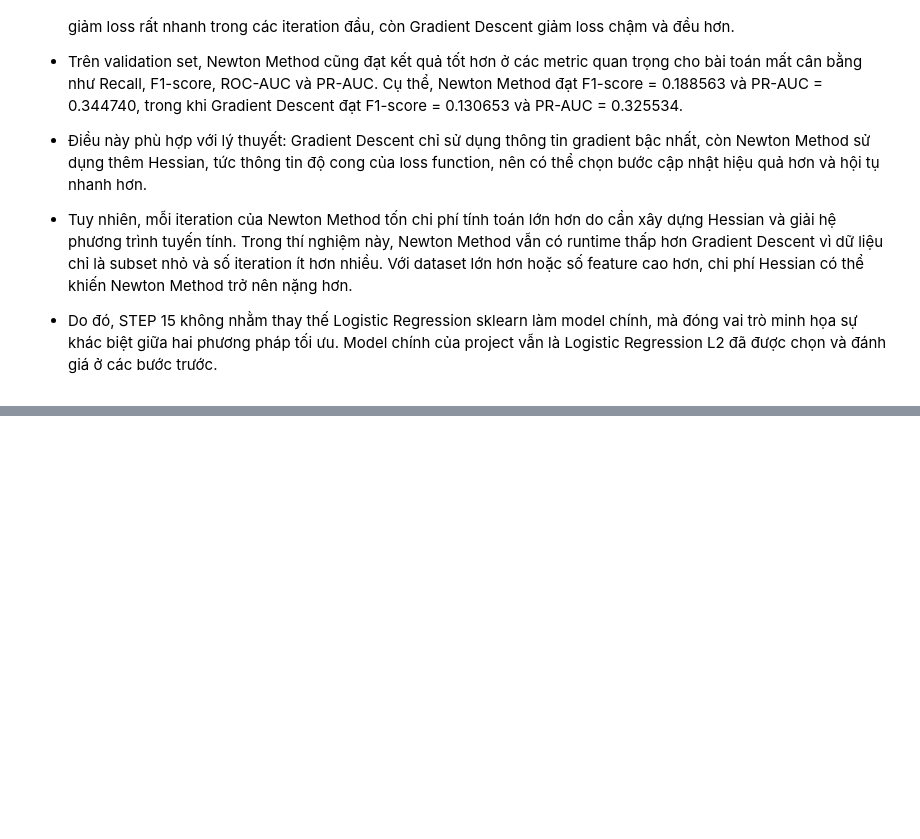
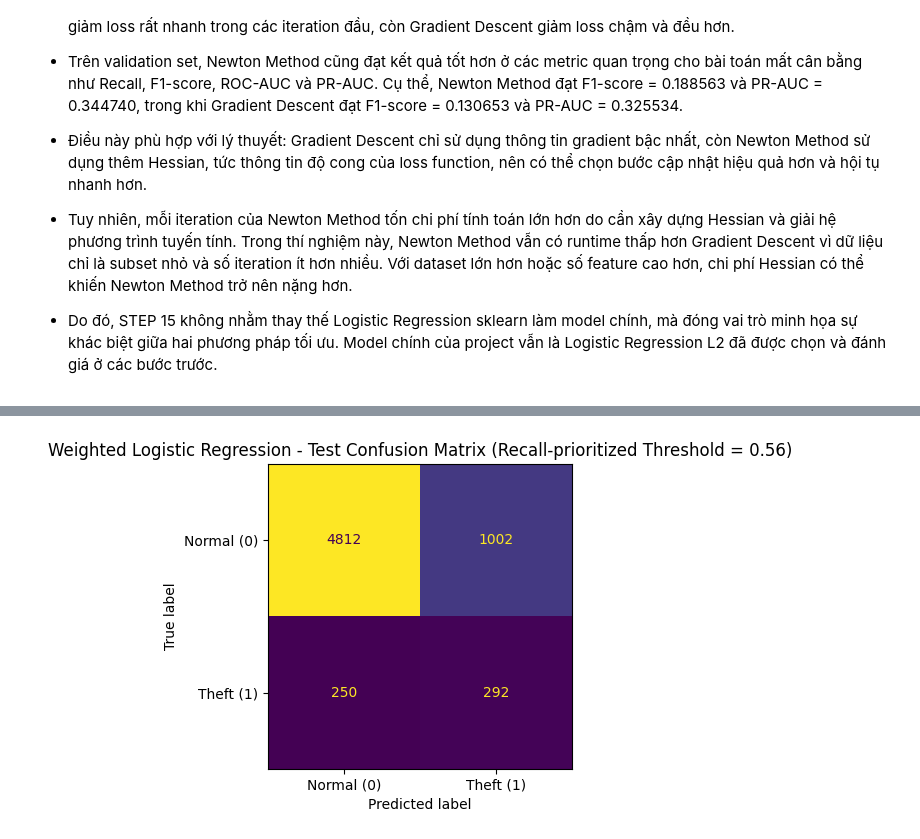
Before and after one commit to longzu-ComputerScience/CS114----ML-Project---Energy-Theft-Detection, a Jupyter notebook: notebooks/model_training_quoc_thai.ipynb, the cells around one changed output, grey strips where cells are left out. Saved outputs shown, nothing was run; the diff lists cells and outputs as text; code cells hidden in the pictures; blank space fills up the shorter version.

```diff
--- a/notebooks/model_training_quoc_thai.ipynb
+++ b/notebooks/model_training_quoc_thai.ipynb
@@ -2423,0 +2888,13 @@ plt.show()
+# %%
+# 16.11. Confusion matrix trên test set với Weighted Recall-prioritized threshold
+
+weighted_test_recall_priority_cm = plot_confusion_matrix_custom(
+    y_true=y_test,
+    y_pred=y_test_pred_weighted_recall_priority,
+    title=(
+        "Weighted Logistic Regression - Test Confusion Matrix "
+        f"(Recall-prioritized Threshold = {weighted_recall_priority_threshold:.2f})"
+    ),
+)
+# %% [output]
+[figure, added]
```
Also changed, not shown: parts of 15 cells of this notebook.
